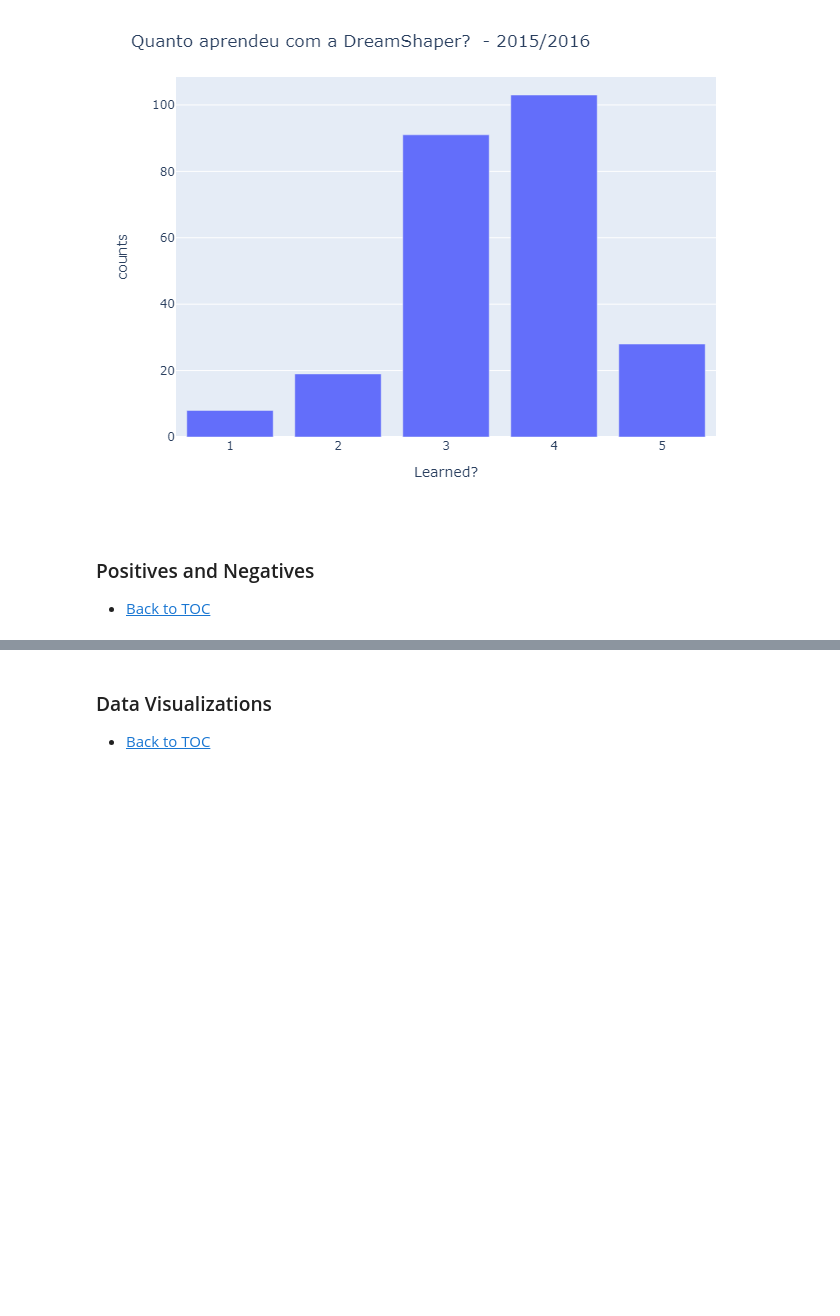
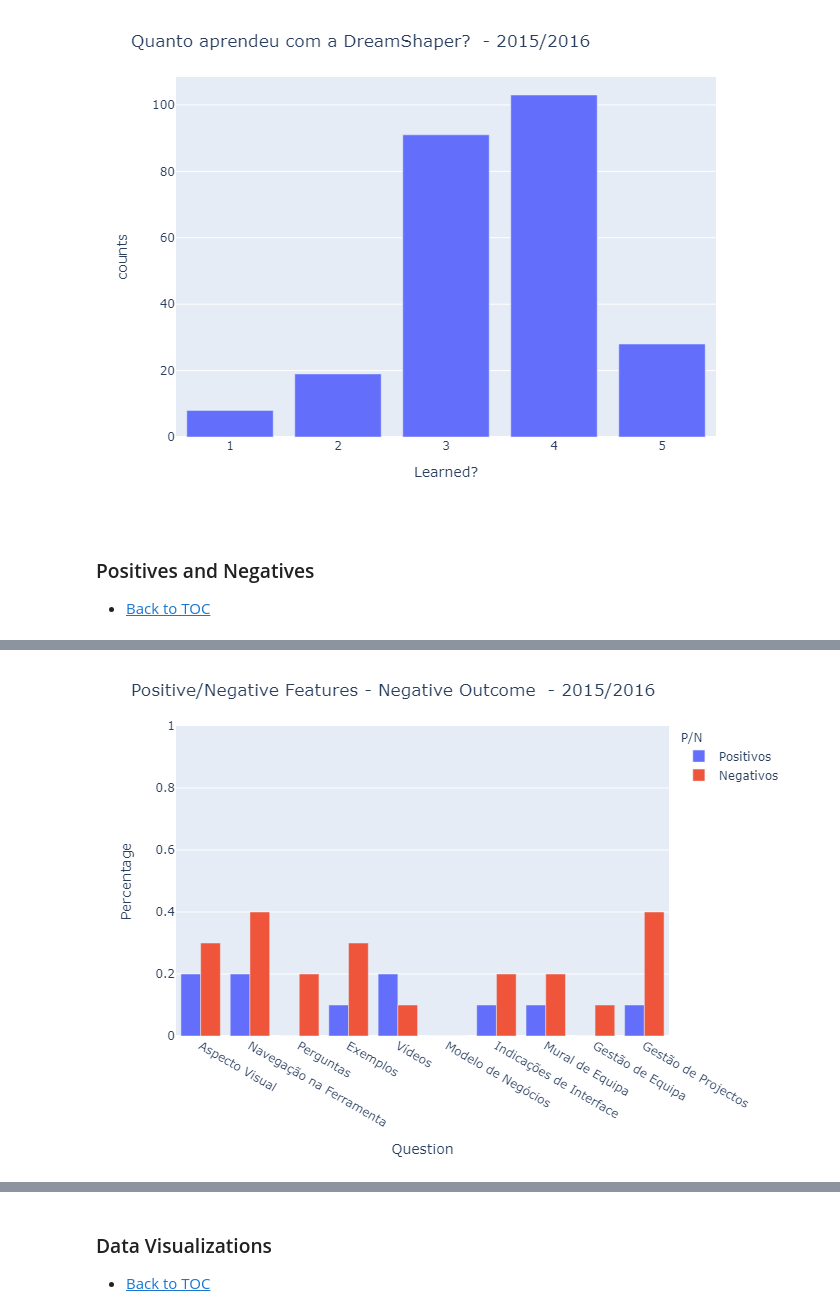
Before and after one commit to DSWorkPortugal/MscThesisFernando, a Jupyter notebook: 4-Ano20152016.ipynb, the cells around one changed output, grey strips where cells are left out. Cells and saved outputs as stored; diff of their text form; code cells hidden in the pictures; blank space fills up the shorter version.

```diff
--- a/4-Ano20152016.ipynb
+++ b/4-Ano20152016.ipynb
@@ -264,0 +501,5 @@ Ano20152016['E quais são os 3 aspectos que menos gosta? Gestão de projectos'].
+# %%
+from IPython.display import Image
+Image(filename='Outputs/ImageOutputsYear/figurePosNegDisLiked20152016.png')
+# %% [output]
+[figure, added]
```
Also changed, not shown: parts of 22 cells of this notebook, 7 other files.
